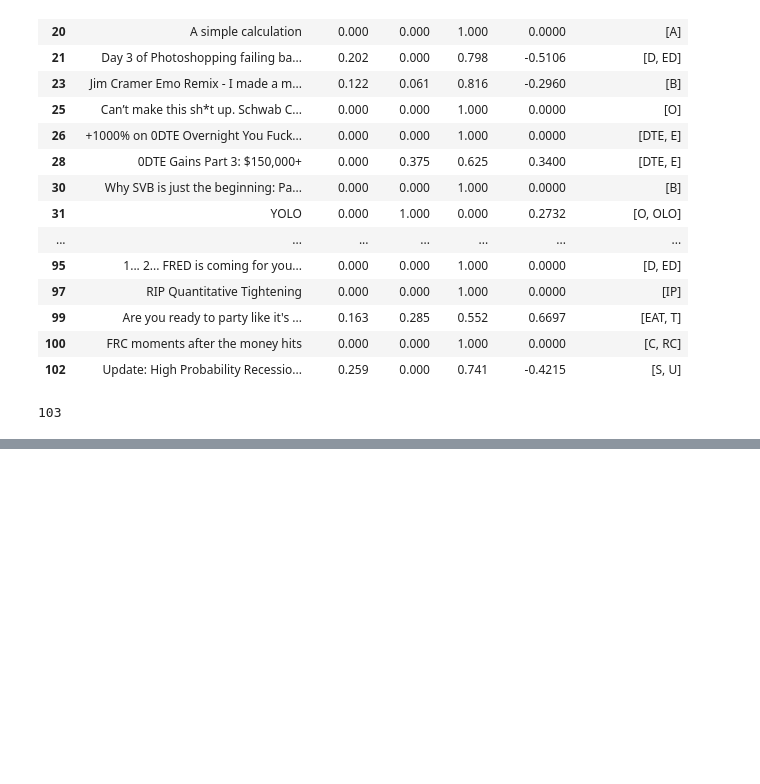
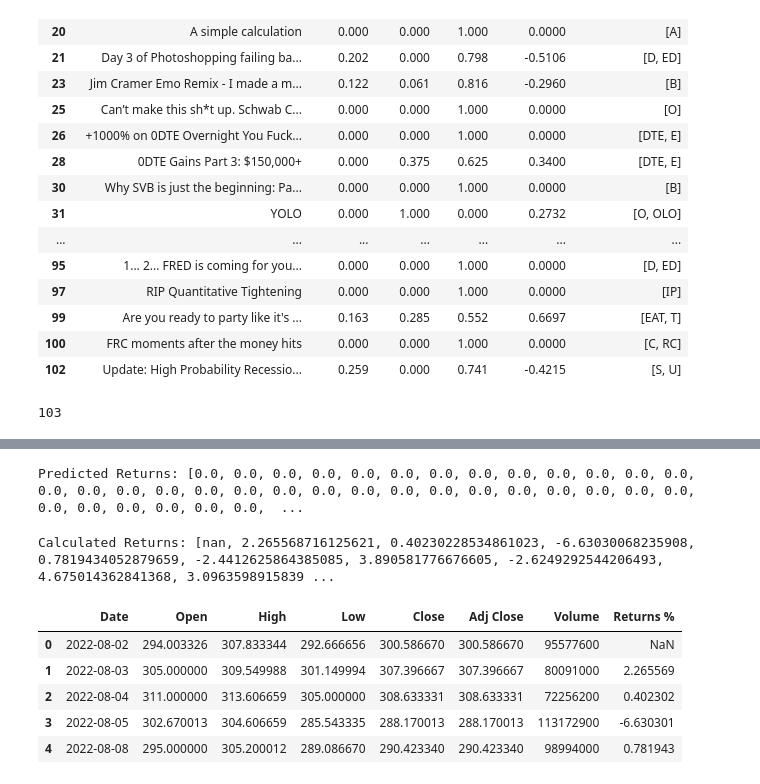
Before and after one commit to Christopher-jason/cjs-dissertation, a Jupyter notebook: Stocks/stocks_screener.ipynb, the cells around one changed output, grey strips where cells are left out. Saved outputs shown, nothing was run; the diff lists cells and outputs as text; code cells hidden in the pictures; blank space fills up the shorter version.

```diff
--- a/Stocks/stocks_screener.ipynb
+++ b/Stocks/stocks_screener.ipynb
@@ -1055,0 +1175,41 @@ len(vader)
+# %%
+# Create a dummy array with the same shape as the scaled_data, filled with zeros
+dummy_array = np.zeros((y_pred.shape[0], scaled_data.shape[1]))
+
+# Place the predicted scaled closing prices into the 'Close' column index (3 in this case)
+dummy_array[:, 3] = y_pred.squeeze()
+
+# Inverse scaling to get the original closing prices
+y_pred_original = scaler.inverse_transform(dummy_array)[:, 3]
+
+# Calculating the predicted returns as a percentage change between consecutive days
+predicted_returns = [100 * (y_pred_original[i + 1] - y_pred_original[i]) / y_pred_original[i] for i in range(len(y_pred_original) - 1)]
+
+# Displaying the predicted returns
+print("Predicted Returns:", predicted_returns)
+# %% [output]
+Predicted Returns: [0.0, 0.0, 0.0, 0.0, 0.0, 0.0, 0.0, 0.0, 0.0, 0.0, 0.0, 0.0, 0.0, 0.0, 0.0, 0.0, 0.0, 0.0, 0.0, 0.0, 0.0, 0.0, 0.0, 0.0, 0.0, 0.0, 0.0, 0.0, 0.0, 0.0, 0.0, 0.0, 0.0, 0.0, 0.0, 0.0,  ...
+# %%
+import pandas as pd
+
+# Read CSV File
+file_path = 'price_data/TSLA.csv'
+data_tsla = pd.read_csv(file_path)
+
+# Calculate the daily returns based on the "Close" column
+data_tsla['Returns %'] = data_tsla['Close'].pct_change() * 100
+
+# Displaying the calculated returns
+print("Calculated Returns:", data_tsla['Returns %'].tolist())
+# %% [output]
+Calculated Returns: [nan, 2.265568716125621, 0.40230228534861023, -6.63030068235908, 0.7819434052879659, -2.4412625864385085, 3.890581776676605, -2.6249292544206493, 4.675014362841368, 3.0963598915839 ...
+# %%
+#add the returns to the data_tsla column
+data_tsla.head()
+# %% [output]
+|  | Date | Open | High | Low | Close | Adj Close | Volume | Returns % |
+| 0 | 2022-08-02 | 294.003326 | 307.833344 | 292.666656 | 300.586670 | 300.586670 | 95577600 | NaN |
+| 1 | 2022-08-03 | 305.000000 | 309.549988 | 301.149994 | 307.396667 | 307.396667 | 80091000 | 2.265569 |
+| 2 | 2022-08-04 | 311.000000 | 313.606659 | 305.000000 | 308.633331 | 308.633331 | 72256200 | 0.402302 |
+| 3 | 2022-08-05 | 302.670013 | 304.606659 | 285.543335 | 288.170013 | 288.170013 | 113172900 | -6.630301 |
+| 4 | 2022-08-08 | 295.000000 | 305.200012 | 289.086670 | 290.423340 | 290.423340 | 98994000 | 0.781943 |
```
Also changed, not shown: parts of 16 cells of this notebook, 13 other files.
